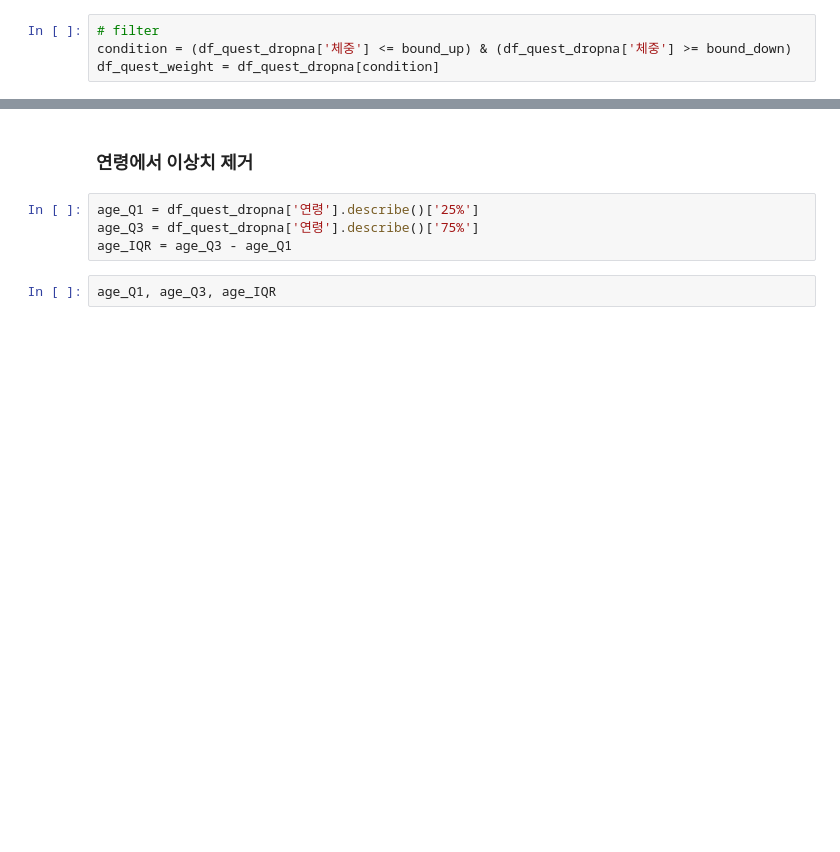
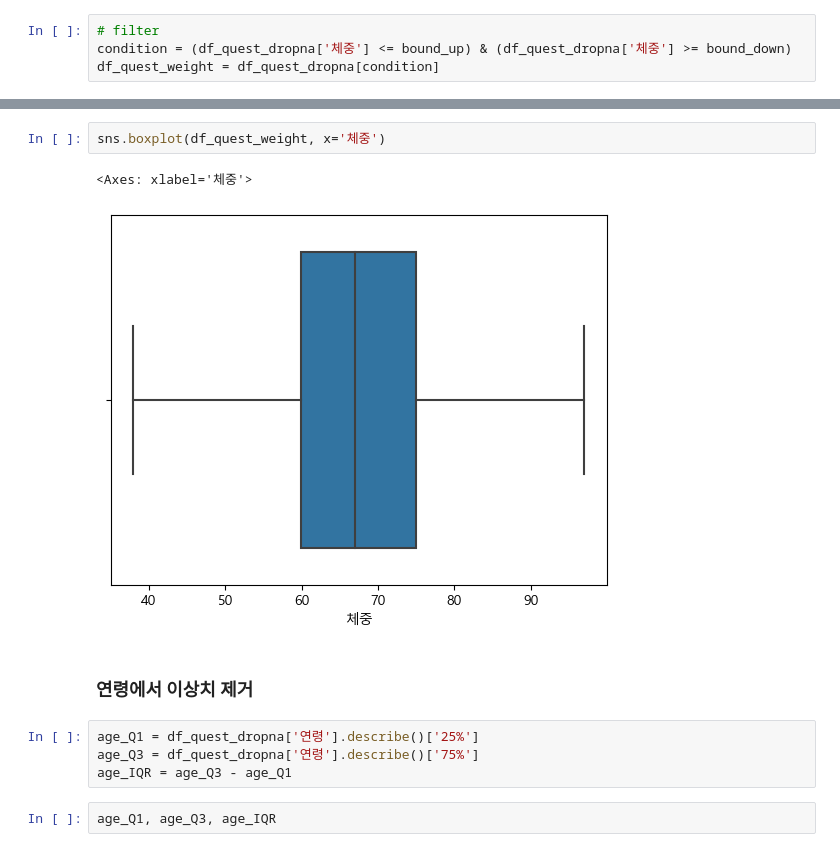
Before and after one commit to dancingKimDH/study_data_analytics, a Jupyter notebook: codes/DDA/RecurrenceOfSurgery_DDA_quests.ipynb, the cells around one changed output, grey strips where cells are left out. Saved outputs shown, nothing was run; the diff lists cells and outputs as text; blank space fills up the shorter version.

```diff
--- a/codes/DDA/RecurrenceOfSurgery_DDA_quests.ipynb
+++ b/codes/DDA/RecurrenceOfSurgery_DDA_quests.ipynb
@@ -136,3 +135,8 @@ plt.show
+# %%
+sns.boxplot(df_quest_weight, x='체중')
+# %% [output]
+<Axes: xlabel='체중'>
+[figure, added]
 # %% [markdown]
 ### 연령에서 이상치 제거
 # %%
```
Also changed, not shown: parts of 16 cells of this notebook.
